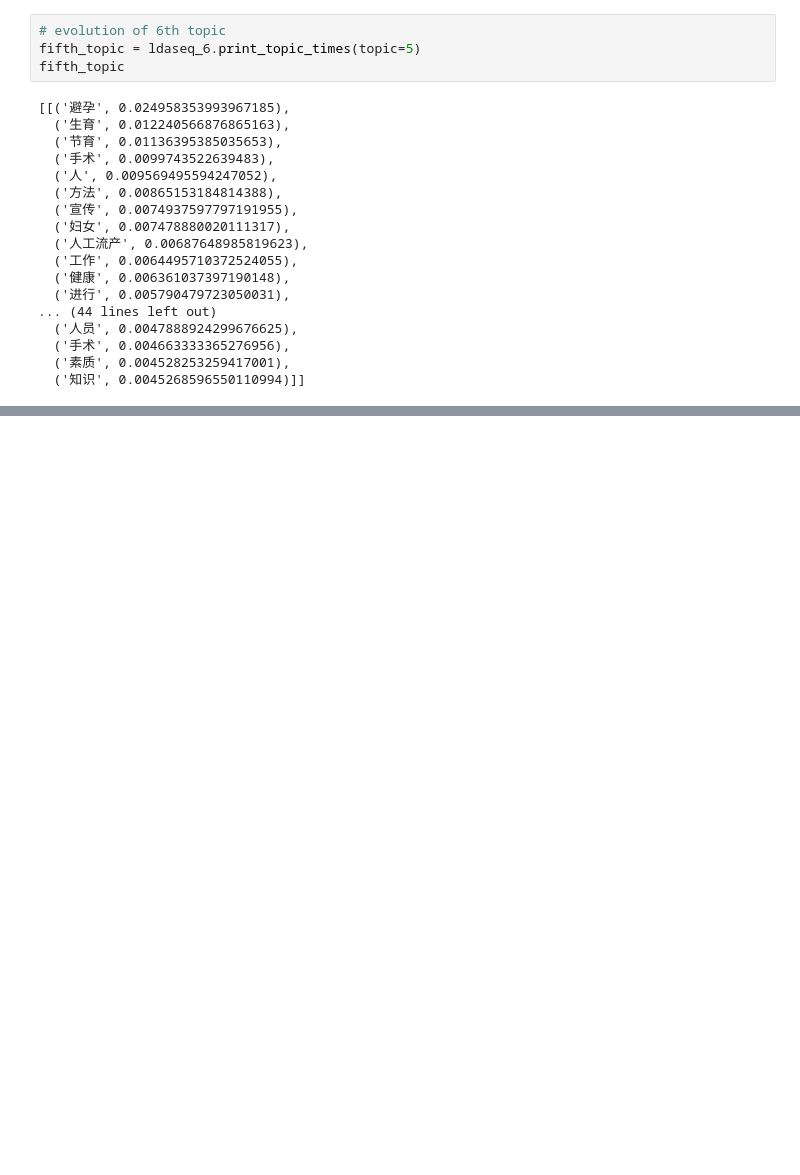
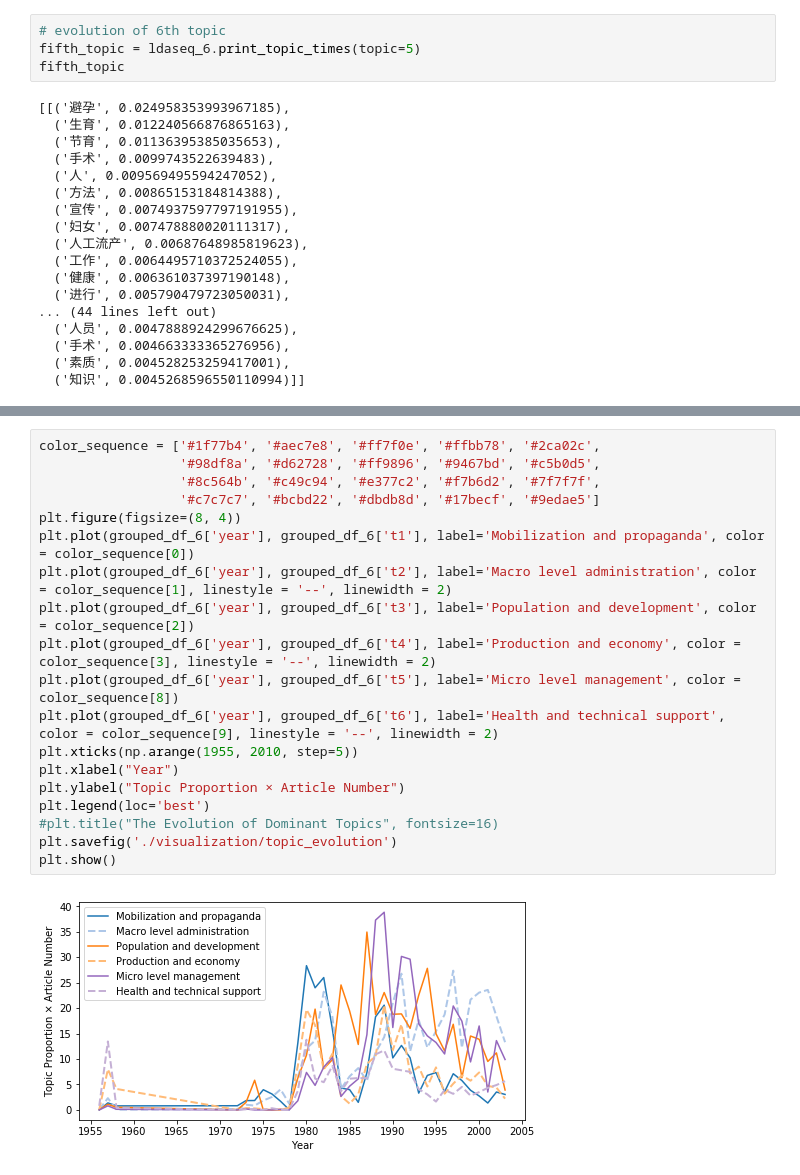
Before and after one commit to css-research-sp19/fp-di-Tong, a Jupyter notebook: data/DTM.ipynb, the cells around one changed output, grey strips where cells are left out. Saved outputs shown, nothing was run; the diff lists cells and outputs as text; blank space fills up the shorter version.

```diff
--- a/data/DTM.ipynb
+++ b/data/DTM.ipynb
@@ -911,0 +984,21 @@ fifth_topic
+# %%
+color_sequence = ['#1f77b4', '#aec7e8', '#ff7f0e', '#ffbb78', '#2ca02c',
+                  '#98df8a', '#d62728', '#ff9896', '#9467bd', '#c5b0d5',
+                  '#8c564b', '#c49c94', '#e377c2', '#f7b6d2', '#7f7f7f',
+                  '#c7c7c7', '#bcbd22', '#dbdb8d', '#17becf', '#9edae5']
+plt.figure(figsize=(8, 4))
+plt.plot(grouped_df_6['year'], grouped_df_6['t1'], label='Mobilization and propaganda', color = color_sequence[0])
+plt.plot(grouped_df_6['year'], grouped_df_6['t2'], label='Macro level administration', color = color_sequence[1], linestyle = '--', linewidth = 2)
+plt.plot(grouped_df_6['year'], grouped_df_6['t3'], label='Population and development', color = color_sequence[2])
+plt.plot(grouped_df_6['year'], grouped_df_6['t4'], label='Production and economy', color = color_sequence[3], linestyle = '--', linewidth = 2)
+plt.plot(grouped_df_6['year'], grouped_df_6['t5'], label='Micro level management', color = color_sequence[8])
+plt.plot(grouped_df_6['year'], grouped_df_6['t6'], label='Health and technical support', color = color_sequence[9], linestyle = '--', linewidth = 2)
+plt.xticks(np.arange(1955, 2010, step=5))
+plt.xlabel("Year")
+plt.ylabel("Topic Proportion × Article Number")
+plt.legend(loc='best')
+#plt.title("The Evolution of Dominant Topics", fontsize=16)
+plt.savefig('./visualization/topic_evolution')
+plt.show()
+# %% [output]
+[figure, added]
```
Also changed, not shown: parts of 31 cells of this notebook, 1 other file.
